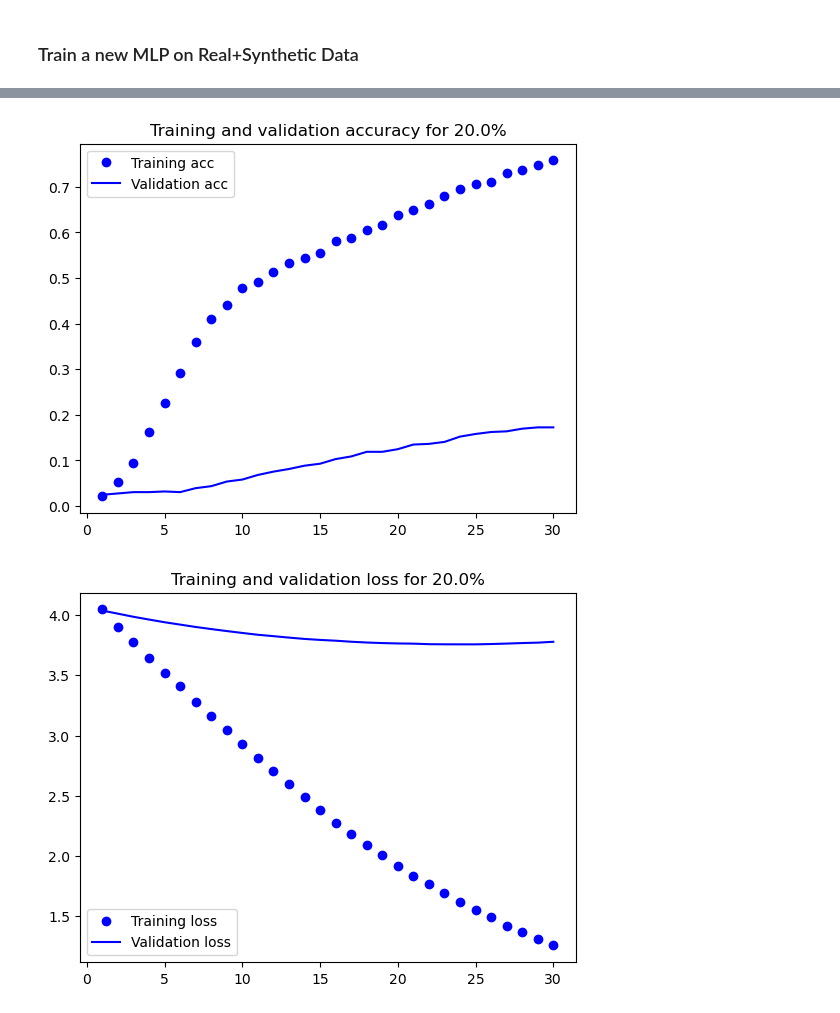
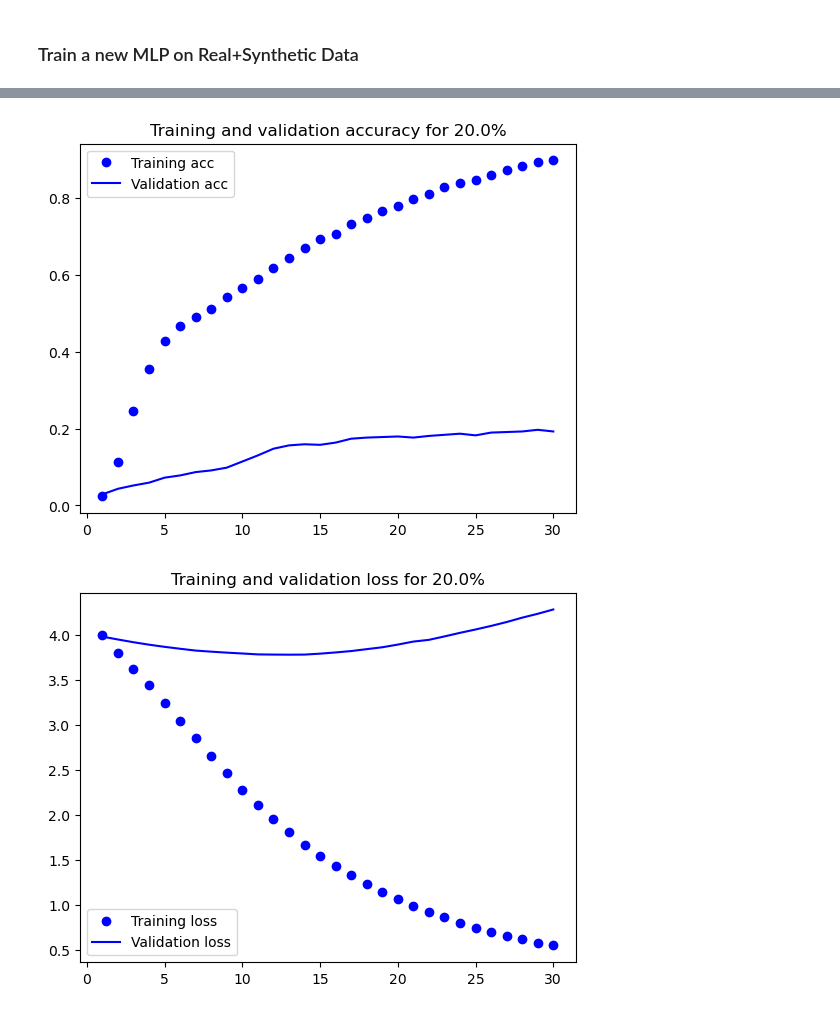
Before and after one commit to xfp-discerning/experiment, a Jupyter notebook: UJIIndoorLoc_GAN/gan_ref_00csv_v2.ipynb, the cells around one changed output, grey strips where cells are left out. Cells and saved outputs as stored; diff of their text form; code cells hidden in the pictures.

```diff
--- a/UJIIndoorLoc_GAN/gan_ref_00csv_v2.ipynb
+++ b/UJIIndoorLoc_GAN/gan_ref_00csv_v2.ipynb
@@ -254,12 +255,12 @@ test_loss,test_acc
 def build_generator():
     model = Sequential()
 
-    model.add(Dense(256, input_dim=latent_dim))
-    model.add(LeakyReLU(alpha=0.2))
-    model.add(BatchNormalization(momentum=0.8))#经典值为0.9
-    model.add(Dense(512))
-    model.add(LeakyReLU(alpha=0.2))
-    model.add(BatchNormalization(momentum=0.8))
+#     model.add(Dense(256, input_dim=latent_dim))
+#     model.add(LeakyReLU(alpha=0.2))
+#     model.add(BatchNormalization(momentum=0.8))#经典值为0.9
+#     model.add(Dense(512))
+#     model.add(LeakyReLU(alpha=0.2))
+#     model.add(BatchNormalization(momentum=0.8))
     model.add(Dense(1024))
     model.add(LeakyReLU(alpha=0.2))
     model.add(BatchNormalization(momentum=0.8))
@@ -335,8 +336,9 @@ for i in tqdm(range(num_of_classes)):
     combined.compile(loss='binary_crossentropy',
                     optimizer=Adam(0.0002, 0.5))
 
-    minimaxscaler = MinMaxScaler((-1,1))#归一化到（-1，1）之间 #from sklearn.preprocessing import MinMaxScaler
-    Z_train_transformed = minimaxscaler.fit_transform(Z_train[i])
+#     minimaxscaler = MinMaxScaler((-1,1))#归一化到（-1，1）之间 #from sklearn.preprocessing import MinMaxScaler
+    scaler = StandardScaler()  #from sklearn.preprocessing import StandardScaler
+    Z_train_transformed = scaler.fit_transform(Z_train[i])
     Z_train_transformed = np.expand_dims(Z_train_transformed, axis=2)#扩充维度（*，*，1）
 
     train(epochs=gan_epochs,
@@ -347,7 +349,7 @@ for i in tqdm(range(num_of_classes)):
     gen_data_temp = generator.predict(noise)
     gen_data_temp = np.asarray(gen_data_temp, dtype=np.float32)
     gen_data_temp = np.squeeze(gen_data_temp)#删除维度为1 #（1，2，5）==> （2，5）
-    gen_data_temp = minimaxscaler.inverse_transform(gen_data_temp) #将归一化数据转回来
+    gen_data_temp = scaler.inverse_transform(gen_data_temp) #将归一化数据转回来
 
     gen_data.append(gen_data_temp)
 
@@ -597,14 +599,10 @@ for i in tqdm_notebook(range(times_to_run)):
     seed(i*seed_multiplier)
     tf.random.set_seed(i*seed_multiplier)
 
-#     model = Sequential()
-#     model.add(Dense(1024, input_shape=(520,), activation='relu'))
-#     model.add(Dense(512, activation='relu'))
-#     model.add(Dense(256, activation='relu'))
-#     model.add(Dense(128, activation='relu'))
-#     model.add(Dense(54, activation='sigmoid'))
     inp = Input(shape=input_shape,name='ap_features')
-    x = Dense(512,activation=LeakyReLU(alpha=0.3))(inp)
+    x = Dense(1024,activation=LeakyReLU(alpha=0.3))(inp)
+    x = Dropout(0.1)(x)
+    x = Dense(512,activation=LeakyReLU(alpha=0.3))(x)
     x = Dropout(0.1)(x)
     x = Dense(256,activation=LeakyReLU(alpha=0.3))(x)
     x = Dropout(0.1)(x)
@@ -656,36 +654,40 @@ Please use `tqdm.notebook.tqdm` instead of `tqdm.tqdm_notebook`
 # %%
 gan_trainacc = []
 gan_trainloss = []
 gan_valacc = []
 gan_valloss = []
 for i in range (len(ganhistory)):
     gan_trainacc.append(history[i].history['accuracy'])
     gan_trainloss.append(history[i].history['loss'])
     gan_valacc.append(history[i].history['val_accuracy'])
     gan_valloss.append(history[i].history['val_loss'])
 
 acc = np.mean(gan_trainacc, axis=0)
 val_acc = np.mean(gan_valacc, axis=0)
 loss = np.mean(gan_trainloss, axis=0)
 val_loss = np.mean(gan_valloss, axis=0)
 epochs = range(1, len(acc) + 1)
 
 plt.plot(epochs, acc, 'bo', label='Training acc')
 plt.plot(epochs, val_acc, 'b', label='Validation acc')
 plt.title('Training and validation accuracy for {}%'.format(fraction_of_data*100))
 plt.legend()#作用是加上图例，很有必要
-plt.savefig("./00csv_v2_result/results/gen+real_TRandVAL_acc - {}%_{}.png".format(fraction_of_data*100,data_to_gen))
+plt.savefig("./00csv_v2_result/results/{}_gen+real_TRandVAL_acc - {}%_{}_{}.png".format(now.strftime("%Y%m%d-%H%M%S"),
+                                                                                        fraction_of_data*100,num_of_data,
+                                                                                        data_to_gen))
 plt.figure()#创建新图
 plt.plot(epochs, loss, 'bo', label='Training loss')
 plt.plot(epochs, val_loss, 'b', label='Validation loss')
 plt.title('Training and validation loss for {}%'.format(fraction_of_data*100))
 plt.legend()
-plt.savefig("./00csv_v2_result/results/gen+real_TRandVAL_loss - {}%_{}.png".format(fraction_of_data*100,data_to_gen))
+plt.savefig("./00csv_v2_result/results/{}_gen+real_TRandVAL_loss - {}%_{}_{}.png".format(now.strftime("%Y%m%d-%H%M%S"),
+                                                                                         fraction_of_data*100,num_of_data,
+                                                                                         data_to_gen))
 test_loss = np.mean(all_test_loss, axis=0)
 test_acc = np.mean(all_test_acc, axis=0)
 # %% [output]
-[figure, old version]
+[figure, new version]
-[figure, old version]
+[figure, new version]
 # %%
 AccMean = np.mean(all_test_acc)
 LossMean = np.mean(all_test_loss)
```
Also changed, not shown: parts of 7 cells of this notebook, 46 other files.
